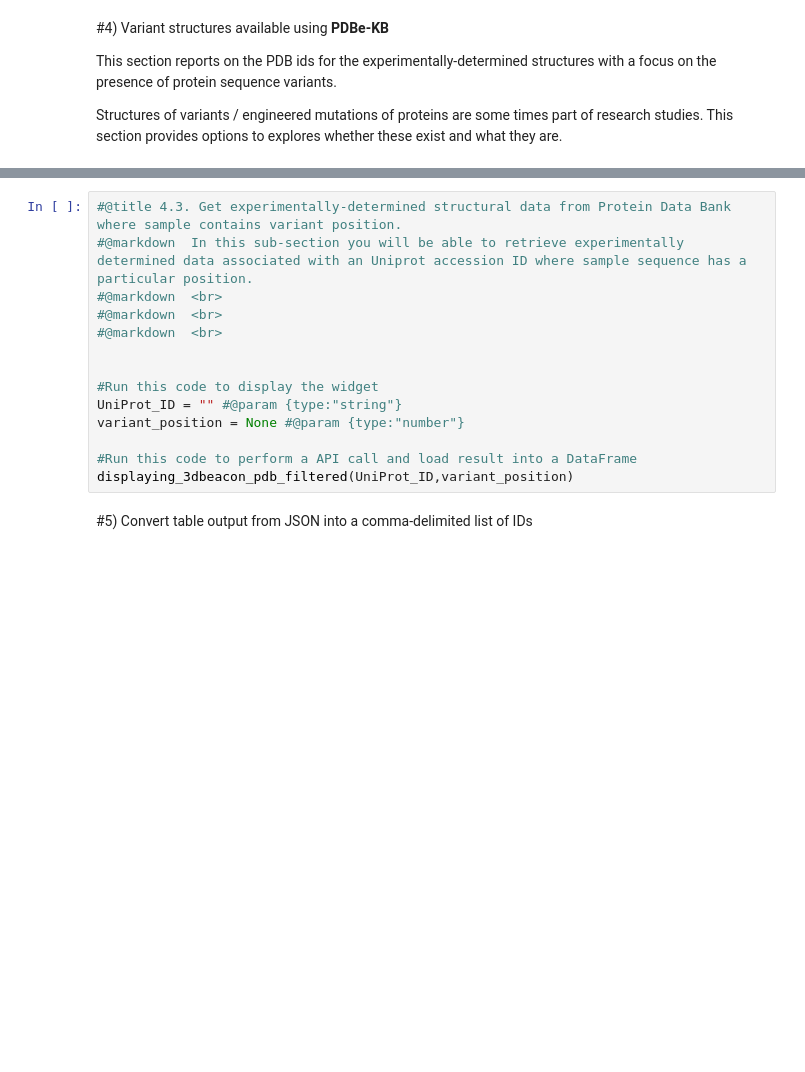
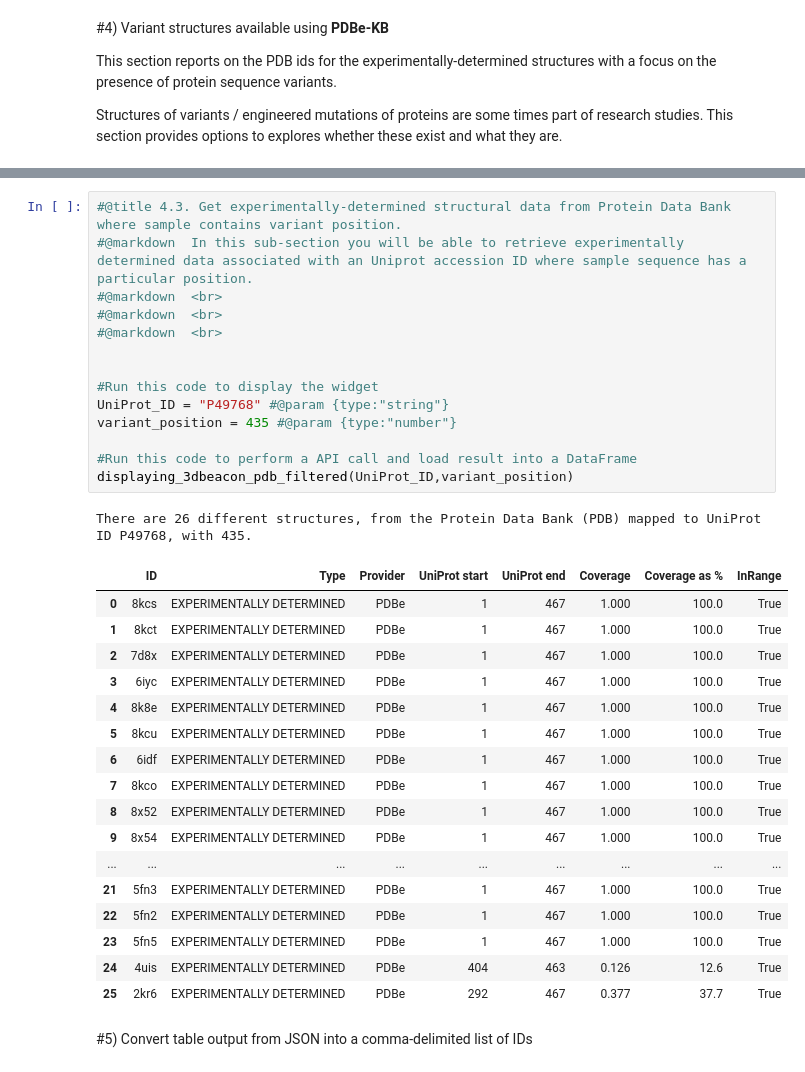
Before and after one commit to PDBeurope/pdbe-notebooks, a Jupyter notebook: variants_embl-ebi_july2025/01_structures_availability.ipynb, the cells around one changed output, grey strips where cells are left out. Cells and saved outputs as stored; diff of their text form; blank space fills up the shorter version.

```diff
--- a/variants_embl-ebi_july2025/01_structures_availability.ipynb
+++ b/variants_embl-ebi_july2025/01_structures_availability.ipynb
@@ -793,17 +999,36 @@ nonmodified_PDB_IDs(UniProt_ID)
 # %%
 #@title 4.3. Get experimentally-determined structural data from Protein Data Bank where sample contains variant position.
 #@markdown  In this sub-section you will be able to retrieve experimentally determined data associated with an Uniprot accession ID where sample sequence has a particular position.
 #@markdown  <br>
 #@markdown  <br>
 #@markdown  <br>
 
 
 #Run this code to display the widget
-UniProt_ID = "" #@param {type:"string"}
-variant_position = None #@param {type:"number"}
+UniProt_ID = "P49768" #@param {type:"string"}
+variant_position = 435 #@param {type:"number"}
 
 #Run this code to perform a API call and load result into a DataFrame
 displaying_3dbeacon_pdb_filtered(UniProt_ID,variant_position)
+# %% [output]
+There are 26 different structures, from the Protein Data Bank (PDB) mapped to UniProt ID P49768, with 435.
+|  | ID | Type | Provider | UniProt start | UniProt end | Coverage | Coverage as % | InRange |
+| 0 | 8kcs | EXPERIMENTALLY DETERMINED | PDBe | 1 | 467 | 1.000 | 100.0 | True |
+| 1 | 8kct | EXPERIMENTALLY DETERMINED | PDBe | 1 | 467 | 1.000 | 100.0 | True |
+| 2 | 7d8x | EXPERIMENTALLY DETERMINED | PDBe | 1 | 467 | 1.000 | 100.0 | True |
+| 3 | 6iyc | EXPERIMENTALLY DETERMINED | PDBe | 1 | 467 | 1.000 | 100.0 | True |
+| 4 | 8k8e | EXPERIMENTALLY DETERMINED | PDBe | 1 | 467 | 1.000 | 100.0 | True |
+| 5 | 8kcu | EXPERIMENTALLY DETERMINED | PDBe | 1 | 467 | 1.000 | 100.0 | True |
+| 6 | 6idf | EXPERIMENTALLY DETERMINED | PDBe | 1 | 467 | 1.000 | 100.0 | True |
+| 7 | 8kco | EXPERIMENTALLY DETERMINED | PDBe | 1 | 467 | 1.000 | 100.0 | True |
+| 8 | 8x52 | EXPERIMENTALLY DETERMINED | PDBe | 1 | 467 | 1.000 | 100.0 | True |
+| 9 | 8x54 | EXPERIMENTALLY DETERMINED | PDBe | 1 | 467 | 1.000 | 100.0 | True |
+| ... | ... | ... | ... | ... | ... | ... | ... | ... |
+| 21 | 5fn3 | EXPERIMENTALLY DETERMINED | PDBe | 1 | 467 | 1.000 | 100.0 | True |
+| 22 | 5fn2 | EXPERIMENTALLY DETERMINED | PDBe | 1 | 467 | 1.000 | 100.0 | True |
+| 23 | 5fn5 | EXPERIMENTALLY DETERMINED | PDBe | 1 | 467 | 1.000 | 100.0 | True |
+| 24 | 4uis | EXPERIMENTALLY DETERMINED | PDBe | 404 | 463 | 0.126 | 12.6 | True |
+| 25 | 2kr6 | EXPERIMENTALLY DETERMINED | PDBe | 292 | 467 | 0.377 | 37.7 | True |
 # %% [markdown]
 #5)  Convert table output from JSON into a comma-delimited list of IDs
 # %%
```
Also changed, not shown: parts of 27 cells of this notebook.
